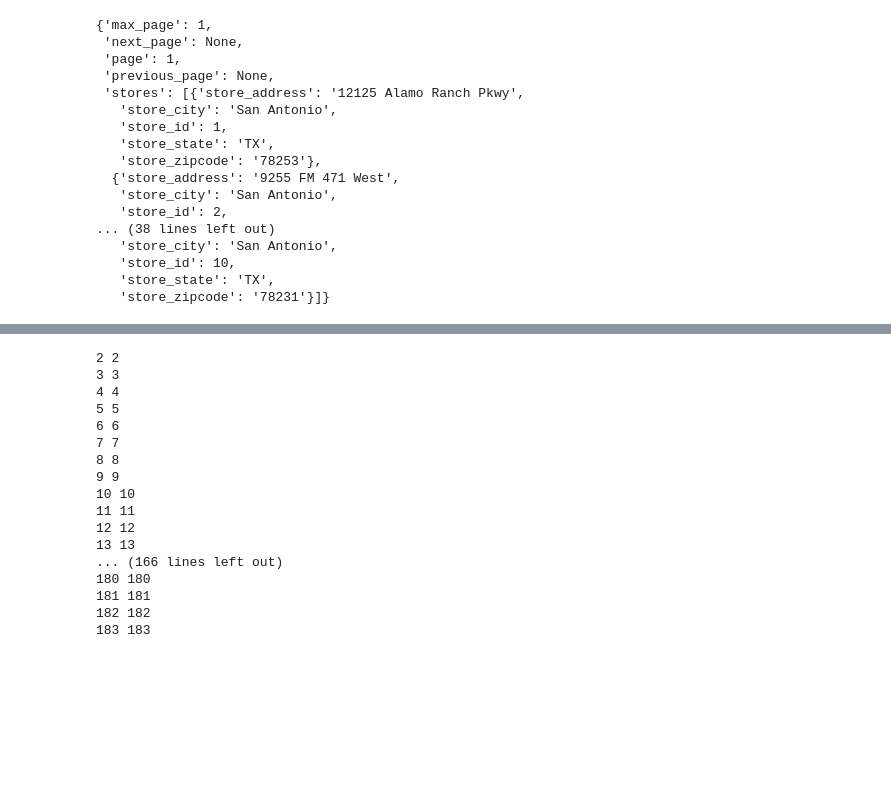
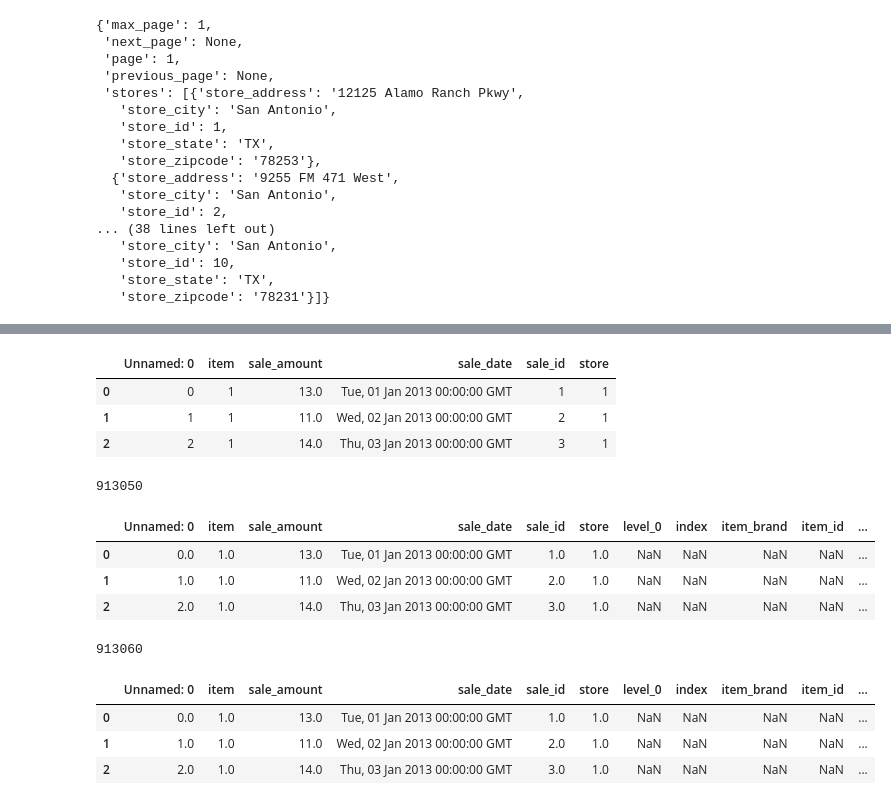
Before and after one commit to joshuamchavez2/time-series-analysis, a Jupyter notebook: Data Acquistion.ipynb, the cells around one changed output, grey strips where cells are left out. Cells and saved outputs as stored; diff of their text form; code cells hidden in the pictures; blank space fills up the shorter version.

```diff
--- a/Data Acquistion.ipynb
+++ b/Data Acquistion.ipynb
@@ -130,3 +130,6 @@ df.head(5)
 | 2 | 2 | 2.0 | Earths Best | 3 | Earths Best Organic Fruit Yogurt ... | 2.43 | 23923330139 | 23923330139 |
 | 3 | 3 | 3.0 | Boars Head | 4 | Boars Head Sliced White American ... | 3.14 | 208528800007 | 208528800007 |
 | 4 | 4 | 4.0 | Back To Nature | 5 | Back To Nature Gluten Free White ... | 2.61 | 759283100036 | 759283100036 |
+# %%
+df_items = df
+len(df_items)
@@ -160,3 +224,5 @@ df = pd.DataFrame(data['payload']['stores'])
+# %%
+df = pd.read_csv('sales.csv')
 # %%
 len(df)
 # %% [output]
@@ -209,33 +229,0 @@ df = pd.DataFrame(data['payload']['sales'])
-# %%
-# Creating a loop from 0 to (maxpage -1) range is non inclusive so maxpage by itself works out great
-for index in range(2, maxpage+1):
-
-    # Get new reponse with next page
-    response = requests.get(base_url + data['payload']['next_page'])
-
-    # save to data
-    data = response.json()
-
-    # concat new data to existing df
-    df = pd.concat([df, pd.DataFrame(data['payload']['sales'])])
-
-    # repeat for all pages
-    print(index, data['payload']['page'])
-# %% [output]
-2 2
-3 3
-4 4
-5 5
-6 6
-7 7
-8 8
-9 9
-10 10
-11 11
-12 12
-13 13
-... (166 lines left out)
-180 180
-181 181
-182 182
-183 183
@@ -243,0 +230,20 @@ df.to_csv('sales')
+# %%
+df.head(3)
+# %% [output]
+|  | Unnamed: 0 | item | sale_amount | sale_date | sale_id | store |
+| 0 | 0 | 1 | 13.0 | Tue, 01 Jan 2013 00:00:00 GMT | 1 | 1 |
+| 1 | 1 | 1 | 11.0 | Wed, 02 Jan 2013 00:00:00 GMT | 2 | 1 |
+| 2 | 2 | 1 | 14.0 | Thu, 03 Jan 2013 00:00:00 GMT | 3 | 1 |
+# %%
+df = pd.concat([df, df_items])
+# %%
+len(df)
+# %% [output]
+913050
+# %%
+df.head(3)
+# %% [output]
+|  | Unnamed: 0 | item | sale_amount | sale_date | sale_id | store | level_0 | index | item_brand | item_id | ... |
+| 0 | 0.0 | 1.0 | 13.0 | Tue, 01 Jan 2013 00:00:00 GMT | 1.0 | 1.0 | NaN | NaN | NaN | NaN | ... |
+| 1 | 1.0 | 1.0 | 11.0 | Wed, 02 Jan 2013 00:00:00 GMT | 2.0 | 1.0 | NaN | NaN | NaN | NaN | ... |
+| 2 | 2.0 | 1.0 | 14.0 | Thu, 03 Jan 2013 00:00:00 GMT | 3.0 | 1.0 | NaN | NaN | NaN | NaN | ... |
@@ -243,0 +252,11 @@ df.to_csv('sales')
+# %%
+len(df)
+# %% [output]
+913060
+# %%
+df.head(3)
+# %% [output]
+|  | Unnamed: 0 | item | sale_amount | sale_date | sale_id | store | level_0 | index | item_brand | item_id | ... |
+| 0 | 0.0 | 1.0 | 13.0 | Tue, 01 Jan 2013 00:00:00 GMT | 1.0 | 1.0 | NaN | NaN | NaN | NaN | ... |
+| 1 | 1.0 | 1.0 | 11.0 | Wed, 02 Jan 2013 00:00:00 GMT | 2.0 | 1.0 | NaN | NaN | NaN | NaN | ... |
+| 2 | 2.0 | 1.0 | 14.0 | Thu, 03 Jan 2013 00:00:00 GMT | 3.0 | 1.0 | NaN | NaN | NaN | NaN | ... |
```
Also changed, not shown: parts of 24 cells of this notebook.
